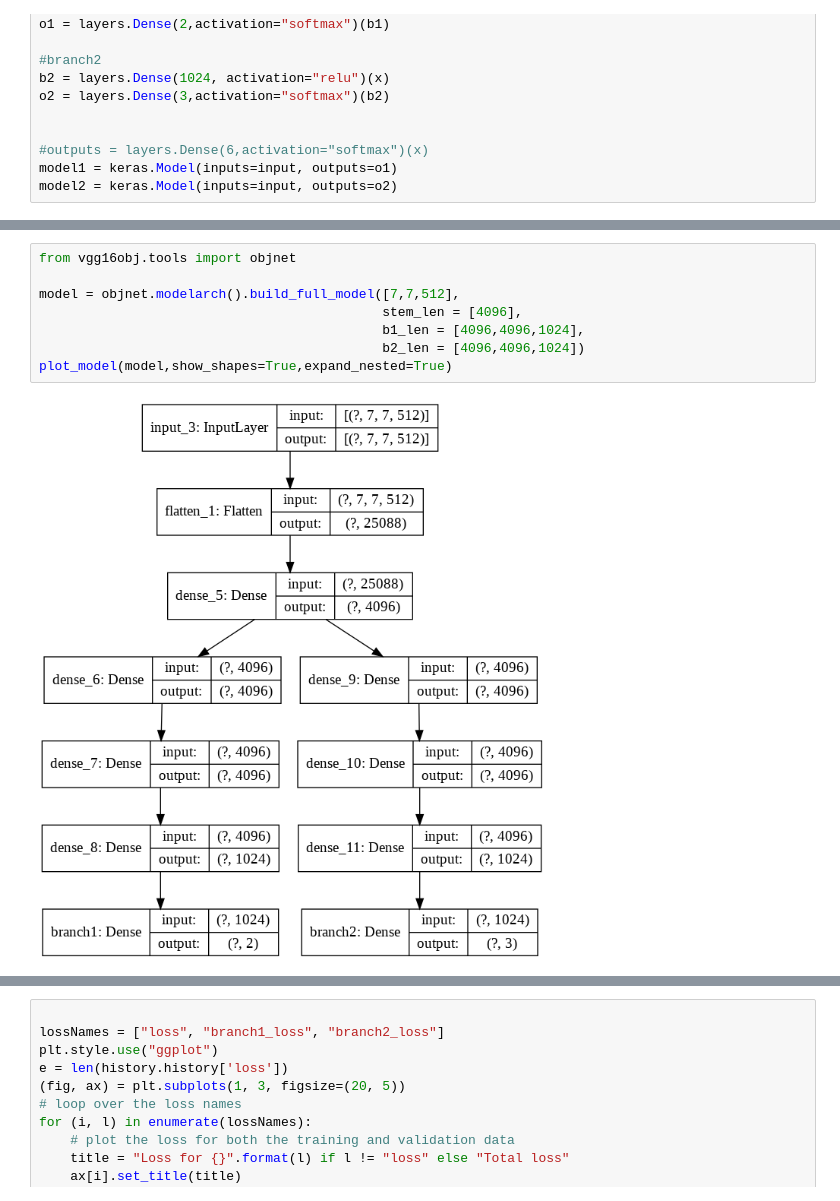
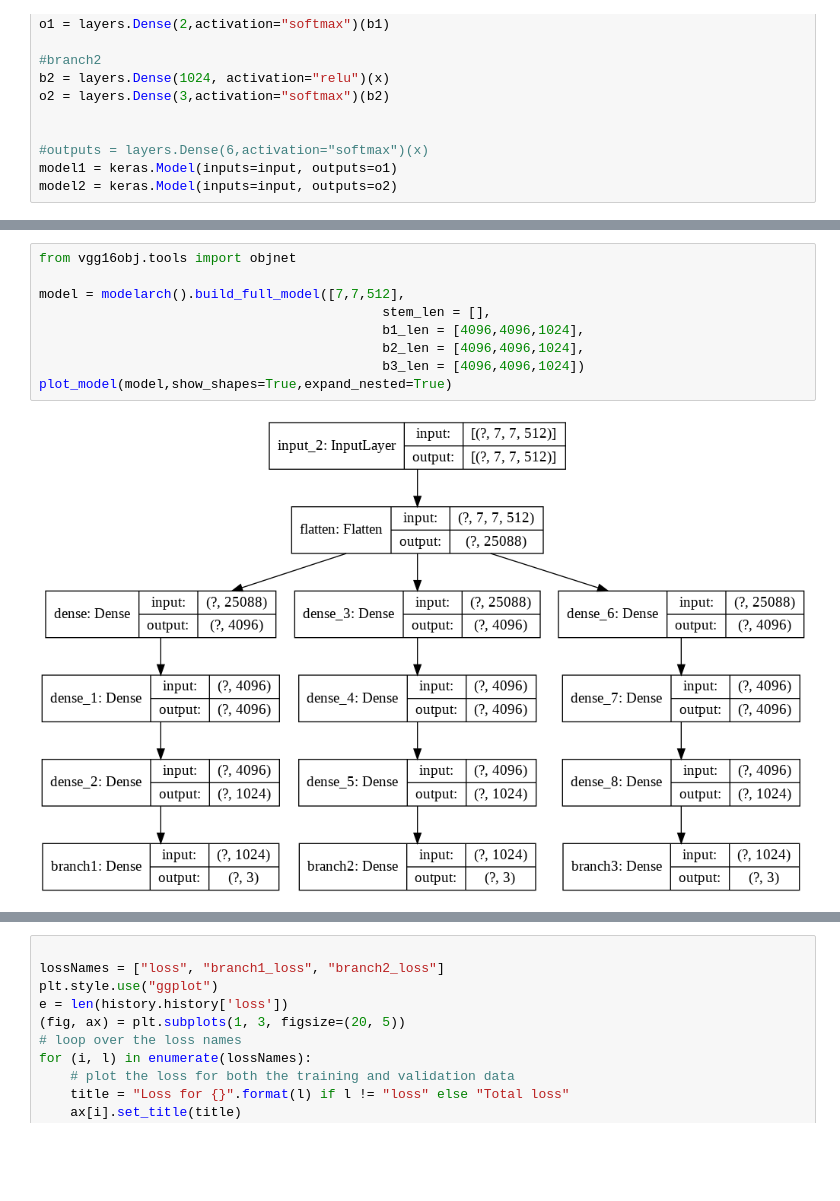
Before and after one commit to soukhind2/vgg16obj, a Jupyter notebook: colab_test.ipynb, the cells around one changed output, grey strips where cells are left out. Drawn from its saved outputs; the diff is of its cells as text; blank space fills up the shorter version.

```diff
--- a/colab_test.ipynb
+++ b/colab_test.ipynb
@@ -166,13 +238,14 @@ model2 = keras.Model(inputs=input, outputs=o2)
 # %%
 from vgg16obj.tools import objnet
 
-model = objnet.modelarch().build_full_model([7,7,512],
-                                            stem_len = [4096],
+model = modelarch().build_full_model([7,7,512],
+                                            stem_len = [],
                                             b1_len = [4096,4096,1024],
-                                            b2_len = [4096,4096,1024])
+                                            b2_len = [4096,4096,1024],
+                                            b3_len = [4096,4096,1024])
 plot_model(model,show_shapes=True,expand_nested=True)
 # %% [output]
-[figure, old version]
+[figure, new version]
 # %%
 '''
 model = Sequential()
```
Also changed, not shown: parts of 10 cells of this notebook.
